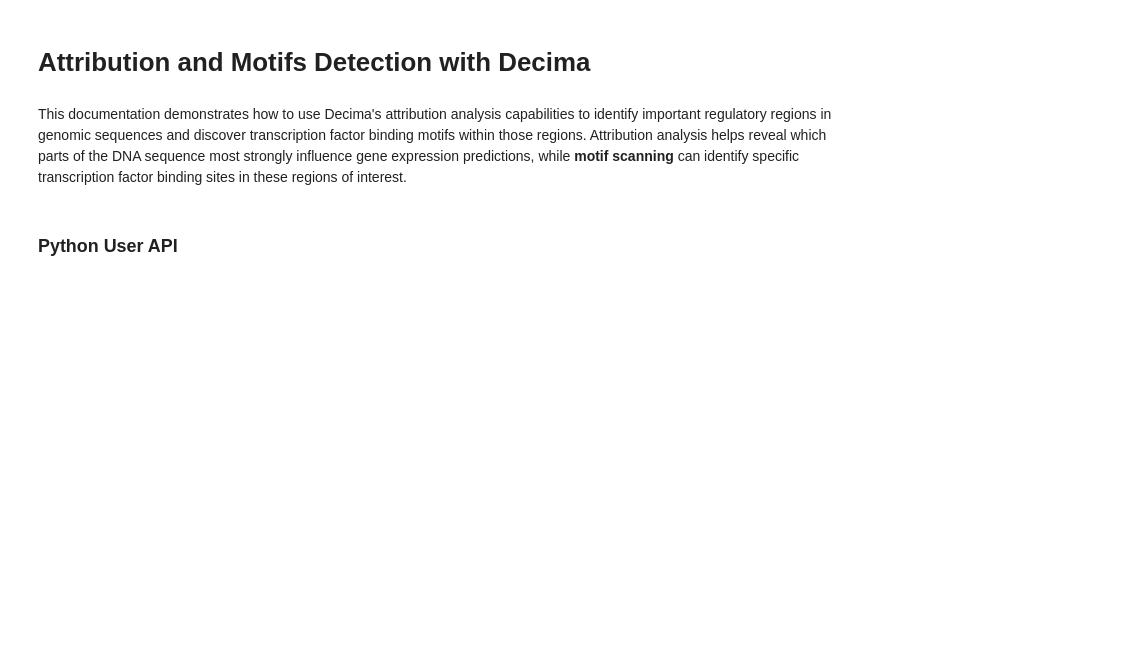
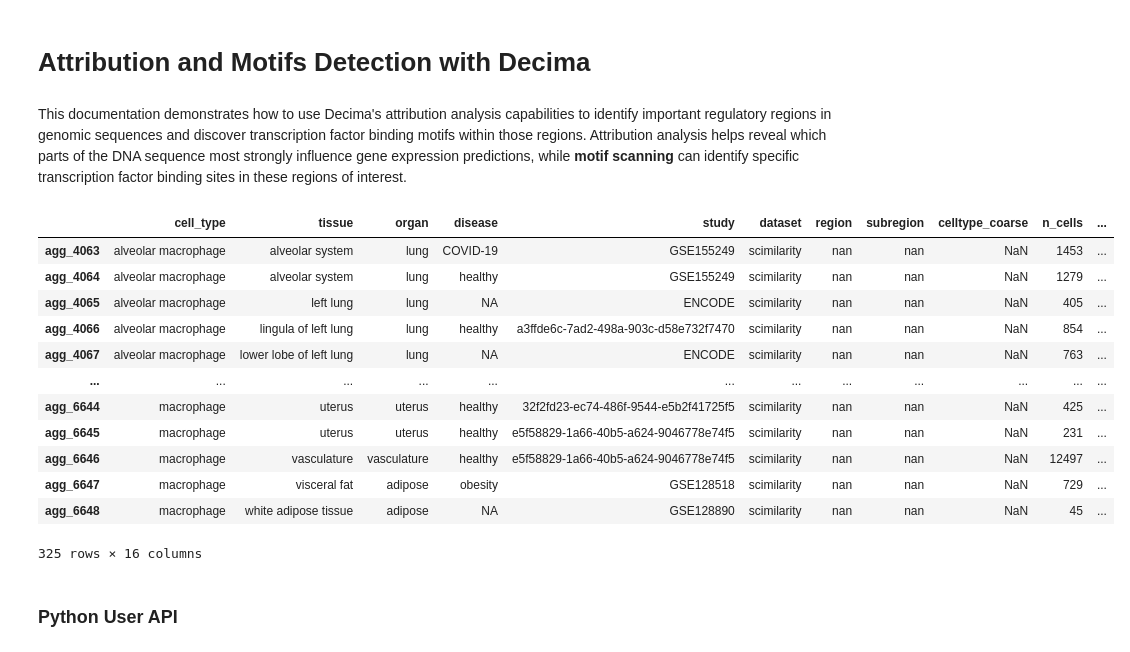
Before and after one commit to Genentech/decima, a Jupyter notebook: tutorials/1-attribution-motif-discovery.ipynb, the cells around one changed output. Cells and saved outputs as stored; diff of their text form; code cells hidden in the pictures; blank space fills up the shorter version.

```diff
--- a/tutorials/1-attribution-motif-discovery.ipynb
+++ b/tutorials/1-attribution-motif-discovery.ipynb
@@ -8,6 +8,22 @@ import torch
 device = "cuda" if torch.cuda.is_available() else "cpu"
 
 %matplotlib inline
+# %%
+result.cell_metadata.query("cell_type.str.endswith('macrophage')")
+# %% [output]
+|  | cell_type | tissue | organ | disease | study | dataset | region | subregion | celltype_coarse | n_cells | ... |
+| agg_4063 | alveolar macrophage | alveolar system | lung | COVID-19 | GSE155249 | scimilarity | nan | nan | NaN | 1453 | ... |
+| agg_4064 | alveolar macrophage | alveolar system | lung | healthy | GSE155249 | scimilarity | nan | nan | NaN | 1279 | ... |
+| agg_4065 | alveolar macrophage | left lung | lung | NA | ENCODE | scimilarity | nan | nan | NaN | 405 | ... |
+| agg_4066 | alveolar macrophage | lingula of left lung | lung | healthy | a3ffde6c-7ad2-498a-903c-d58e732f7470 | scimilarity | nan | nan | NaN | 854 | ... |
+| agg_4067 | alveolar macrophage | lower lobe of left lung | lung | NA | ENCODE | scimilarity | nan | nan | NaN | 763 | ... |
+| ... | ... | ... | ... | ... | ... | ... | ... | ... | ... | ... | ... |
+| agg_6644 | macrophage | uterus | uterus | healthy | 32f2fd23-ec74-486f-9544-e5b2f41725f5 | scimilarity | nan | nan | NaN | 425 | ... |
+| agg_6645 | macrophage | uterus | uterus | healthy | e5f58829-1a66-40b5-a624-9046778e74f5 | scimilarity | nan | nan | NaN | 231 | ... |
+| agg_6646 | macrophage | vasculature | vasculature | healthy | e5f58829-1a66-40b5-a624-9046778e74f5 | scimilarity | nan | nan | NaN | 12497 | ... |
+| agg_6647 | macrophage | visceral fat | adipose | obesity | GSE128518 | scimilarity | nan | nan | NaN | 729 | ... |
+| agg_6648 | macrophage | white adipose tissue | adipose | NA | GSE128890 | scimilarity | nan | nan | NaN | 45 | ... |
+325 rows × 16 columns
 # %% [markdown]
 ### Python User API
 # %% [markdown]
```
Also changed, not shown: parts of 19 cells of this notebook, 12 other files.
